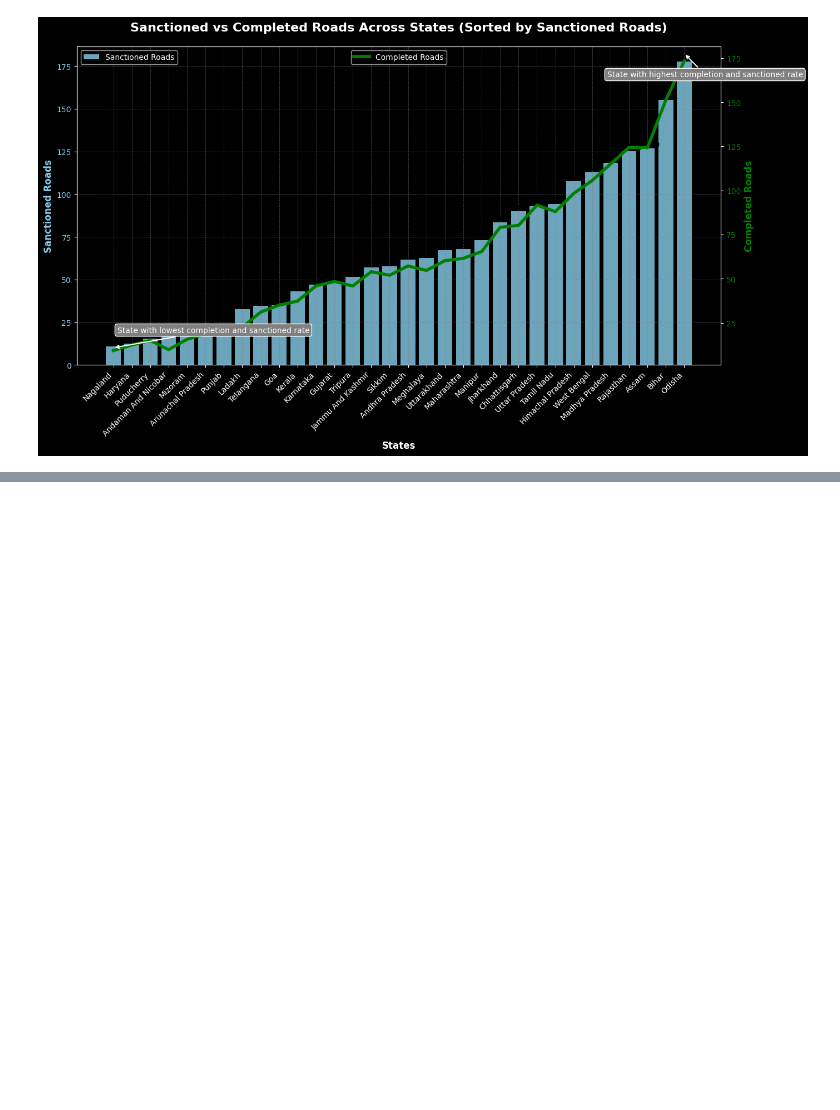
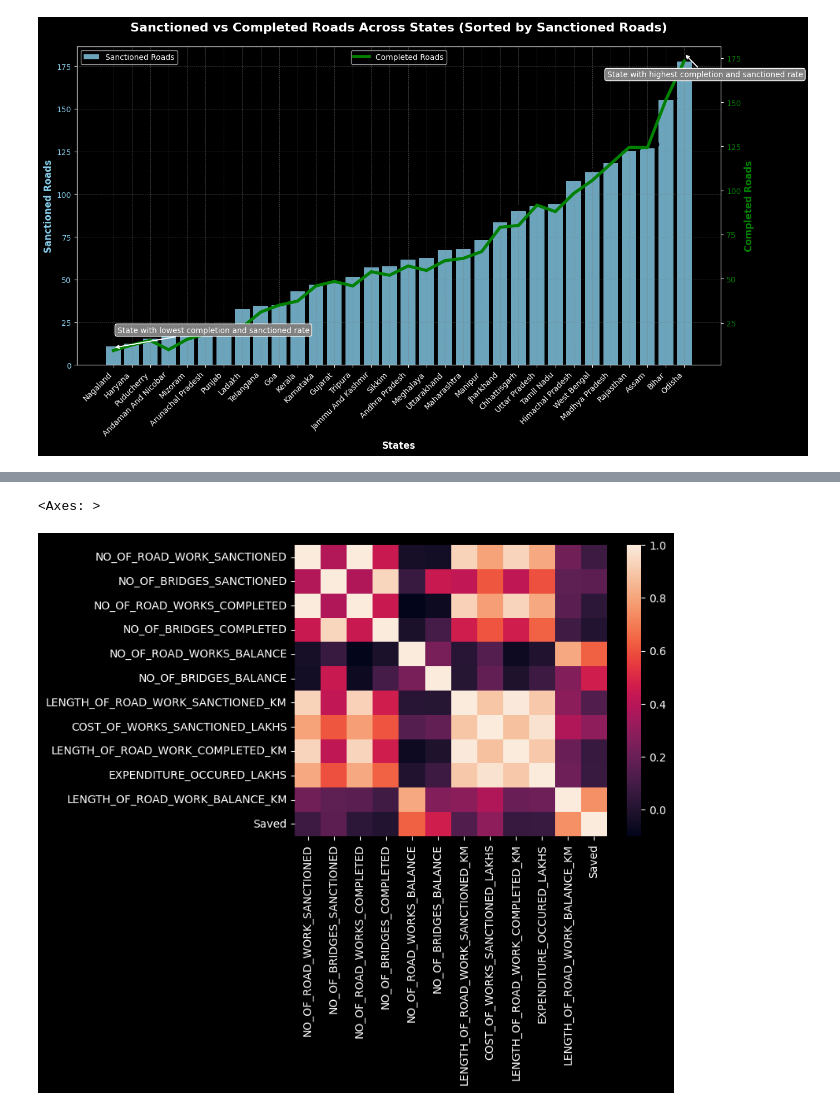
Before and after one commit to gauravgulia26/DataScience_Toolkit, a Jupyter notebook: libraries/pandas/pandas_day4.ipynb, the cells around one changed output, grey strips where cells are left out. Cells and saved outputs as stored; diff of their text form; code cells hidden in the pictures; blank space fills up the shorter version.

```diff
--- a/libraries/pandas/pandas_day4.ipynb
+++ b/libraries/pandas/pandas_day4.ipynb
@@ -734,0 +700,7 @@ Name: NO_OF_ROAD_WORKS_BALANCE, Length: 2260, dtype: float64
+# %%
+df["Saved"] = df["COST_OF_WORKS_SANCTIONED_LAKHS"] - df["EXPENDITURE_OCCURED_LAKHS"]
+# %%
+sns.heatmap(df.select_dtypes(exclude=["object", "category"]).corr())
+# %% [output]
+<Axes: >
+[figure, added]
```
Also changed, not shown: parts of 18 cells of this notebook.
